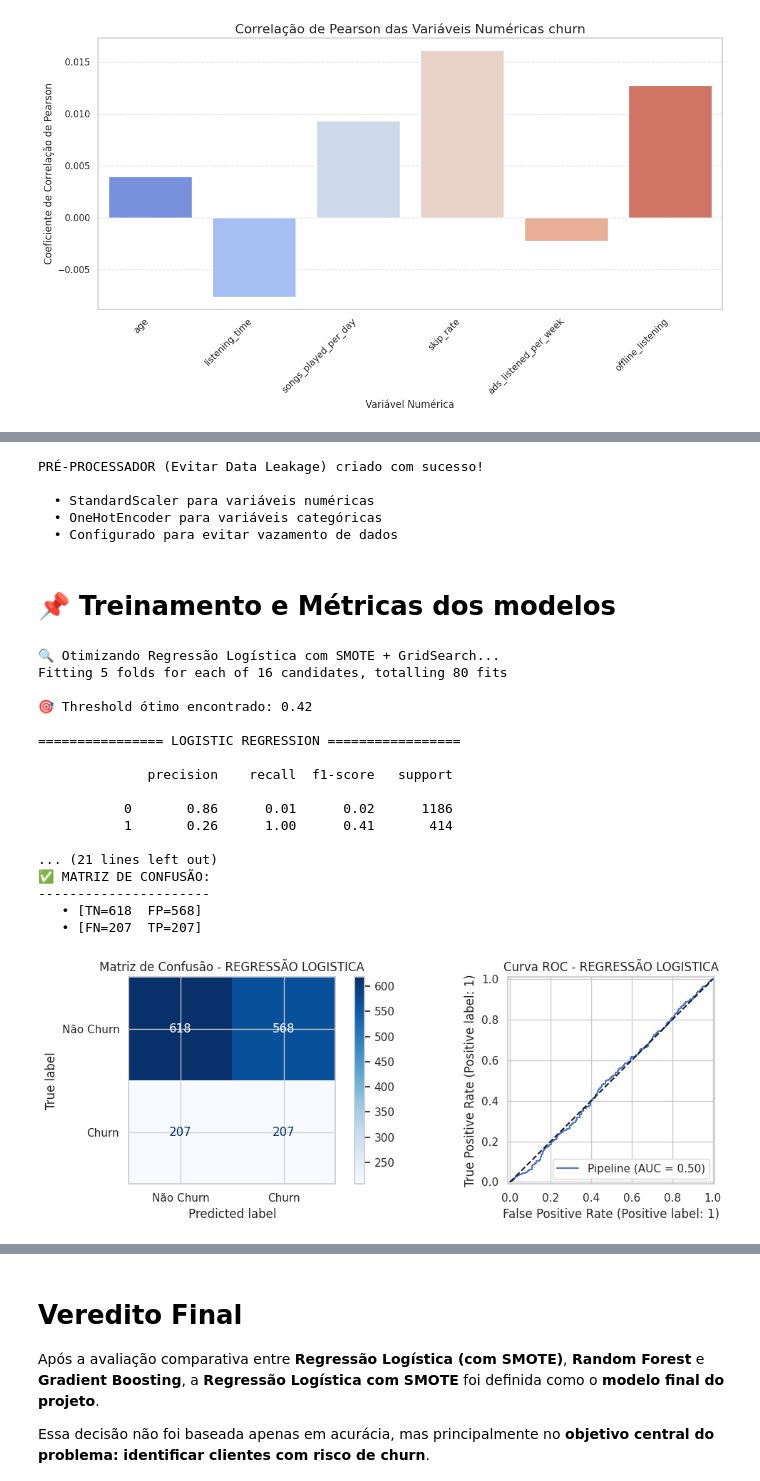
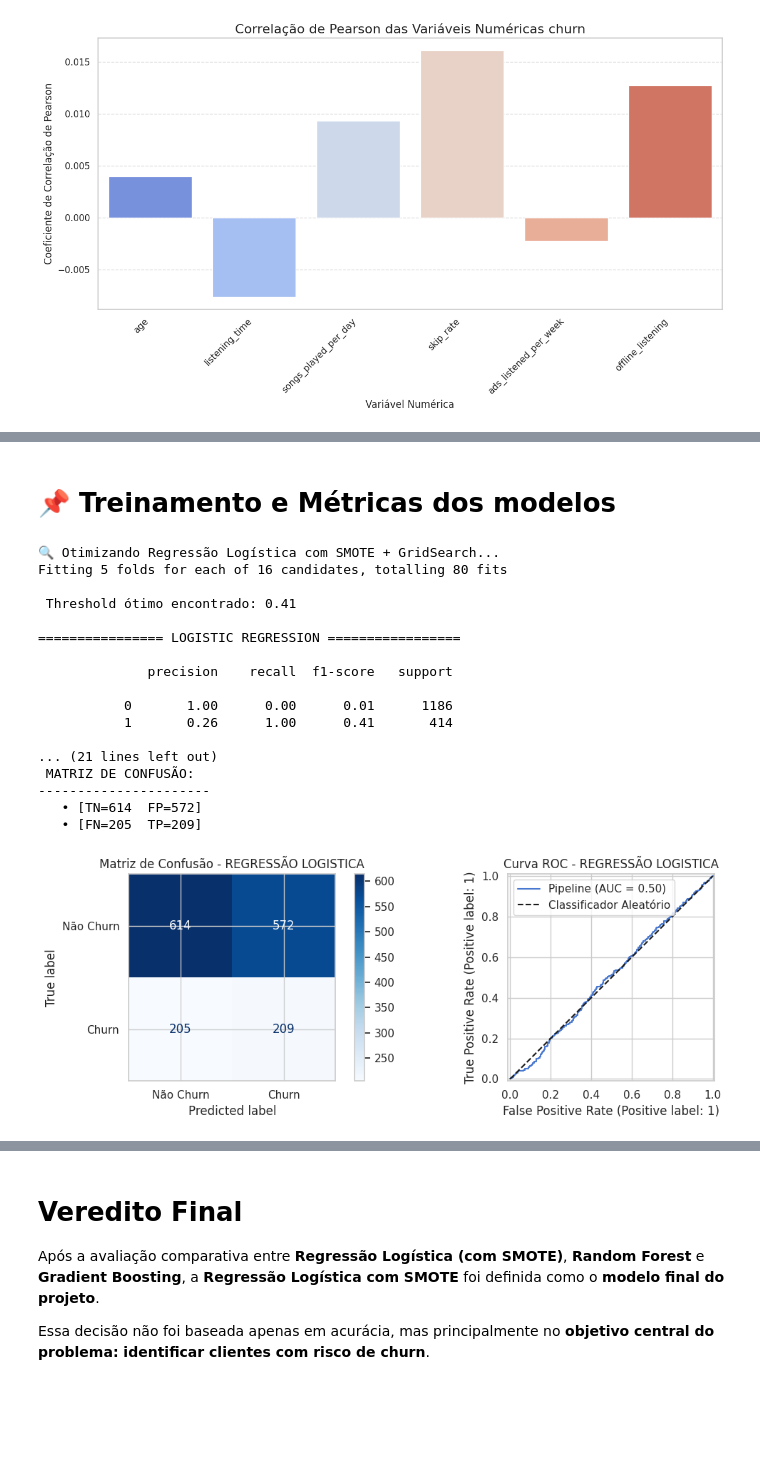
Before and after one commit to aluizr/Hackathon-ONE---Churn-clientes, a Jupyter notebook: Hackathon_One_II.ipynb, the cells around one changed output, grey strips where cells are left out. Cells and saved outputs as stored; diff of their text form; code cells hidden in the pictures; blank space fills up the shorter version.

```diff
--- a/Hackathon_One_II.ipynb
+++ b/Hackathon_One_II.ipynb
@@ -347,29 +354 @@ print(f"  {numerical_features}\n")
-# %%
-# Criado por Kelly 15/12/2026
-
-# Criar o ColumnTransformer - CORREÇÃO CRÍTICA
-preprocessor = ColumnTransformer(
-    transformers=[
-        # Padroniza variáveis numéricas (necessário para Regressão Logística)
-        ('num', StandardScaler(), numerical_features),
-
-        # Codifica variáveis categóricas (One-Hot Encoding)
-        ('cat', OneHotEncoder(
-            drop='first',           # Evita multicolinearidade
-            handle_unknown='ignore' # Ignora categorias não vistas no treino
-        ), categorical_features)
-    ],
-    remainder='drop'  # Descarta colunas não especificadas
-)
-
-print("\nPRÉ-PROCESSADOR (Evitar Data Leakage) criado com sucesso!\n")
-print("  • StandardScaler para variáveis numéricas")
-print("  • OneHotEncoder para variáveis categóricas")
-print("  • Configurado para evitar vazamento de dados\n")
-# %% [output]
-PRÉ-PROCESSADOR (Evitar Data Leakage) criado com sucesso!
-
-  • StandardScaler para variáveis numéricas
-  • OneHotEncoder para variáveis categóricas
-  • Configurado para evitar vazamento de dados
 # %% [markdown]
@@ -438,9 +449,11 @@ def avaliar_modelo(modelo, nome_modelo, X_teste, y_teste):
 # Edição por Mariana 12/12/2025 (Alteração Pipeline)
 # Edição por Luiz 15/12/2025 (Adição SMOTE)
 # Edição por Kelly 15/12/2025 (Adição GridSearch, class_weight, prints e gráfico)
+# Edição por Kelly 21/12/2025 (Remoção de importações redundantes e armazenamento do threshold)
 
-from imblearn.pipeline import Pipeline
-from sklearn.metrics import precision_score
+# REMOVIDAS IMPORTACOES LOCAIS REDUNDANTES:
+# from imblearn.pipeline import Pipeline   # Já importado globalmente
+# from sklearn.metrics import precision_score   # Já importado globalmente
 
 # MODELO 1: Regressão Logística
 pipeline_lr_smote = Pipeline(steps=[
@@ -484,49 +497,49 @@ precision, recall, thresholds = precision_recall_curve(y_test, y_proba)
 f1_scores = 2 * (precision * recall) / (precision + recall + 1e-9)
 best_threshold = thresholds[np.argmax(f1_scores)]
 
-print(f"\n🎯 Threshold ótimo encontrado: {best_threshold:.2f}")
+print(f"\n Threshold ótimo encontrado: {best_threshold:.2f}")
 
 # Predição com threshold ajustado
 y_pred_adjusted = (y_proba >= best_threshold).astype(int)
-
 
 print("\n================ LOGISTIC REGRESSION =================\n")
 print(classification_report(y_test, y_pred_adjusted))
 
 # Melhores parâmetros
-print("\n✅ MELHORES PARAMETROS ENCONTRADOS:")
+print("\n MELHORES PARAMETROS ENCONTRADOS:")
 print("-" * 35)
 for param, value in grid_lr_smote.best_params_.items():
     print(f"   • {param}: {value}")
 
-# Avaliação final
-modelo_final = grid_lr_smote.best_estimator_
+# Armazenar o threshold no objeto do modelo (para uso posterior)
+best_model.threshold_ = best_threshold
 
+# Avaliação final (usando threshold padrão de 0.5, como definido na função avaliar_modelo)
 metricas_final = avaliar_modelo(
-    modelo_final,
+    best_model,
     "REGRESSÃO LOGISTICA",
     X_test,
     y_test
 )
 # %% [output]
 🔍 Otimizando Regressão Logística com SMOTE + GridSearch...
 Fitting 5 folds for each of 16 candidates, totalling 80 fits
 
-🎯 Threshold ótimo encontrado: 0.42
+ Threshold ótimo encontrado: 0.41
 
 ================ LOGISTIC REGRESSION =================
 
               precision    recall  f1-score   support
 
-           0       0.86      0.01      0.02      1186
+           0       1.00      0.00      0.01      1186
            1       0.26      1.00      0.41       414
 
 ... (21 lines left out)
-✅ MATRIZ DE CONFUSÃO:
+ MATRIZ DE CONFUSÃO:
 ----------------------
-   • [TN=618  FP=568]
-   • [FN=207  TP=207]
+   • [TN=614  FP=572]
+   • [FN=205  TP=209]
-[figure, old version]
+[figure, new version]
 # %%
 # Criado por Mariana 10/12/2025
 # Edição por Mariana 12/12/2025 (Pipeline)
```
Also changed, not shown: parts of 12 cells of this notebook.
